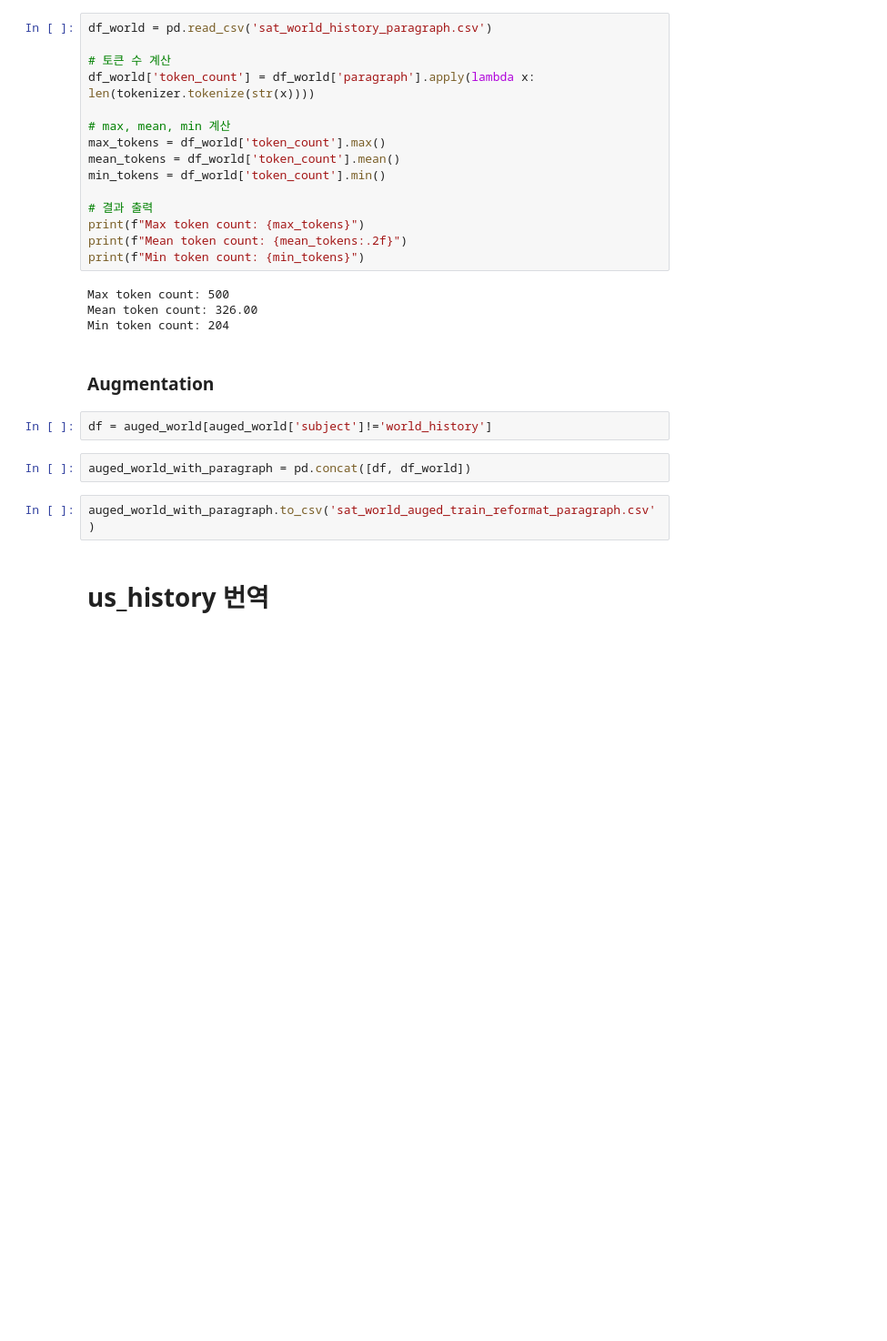
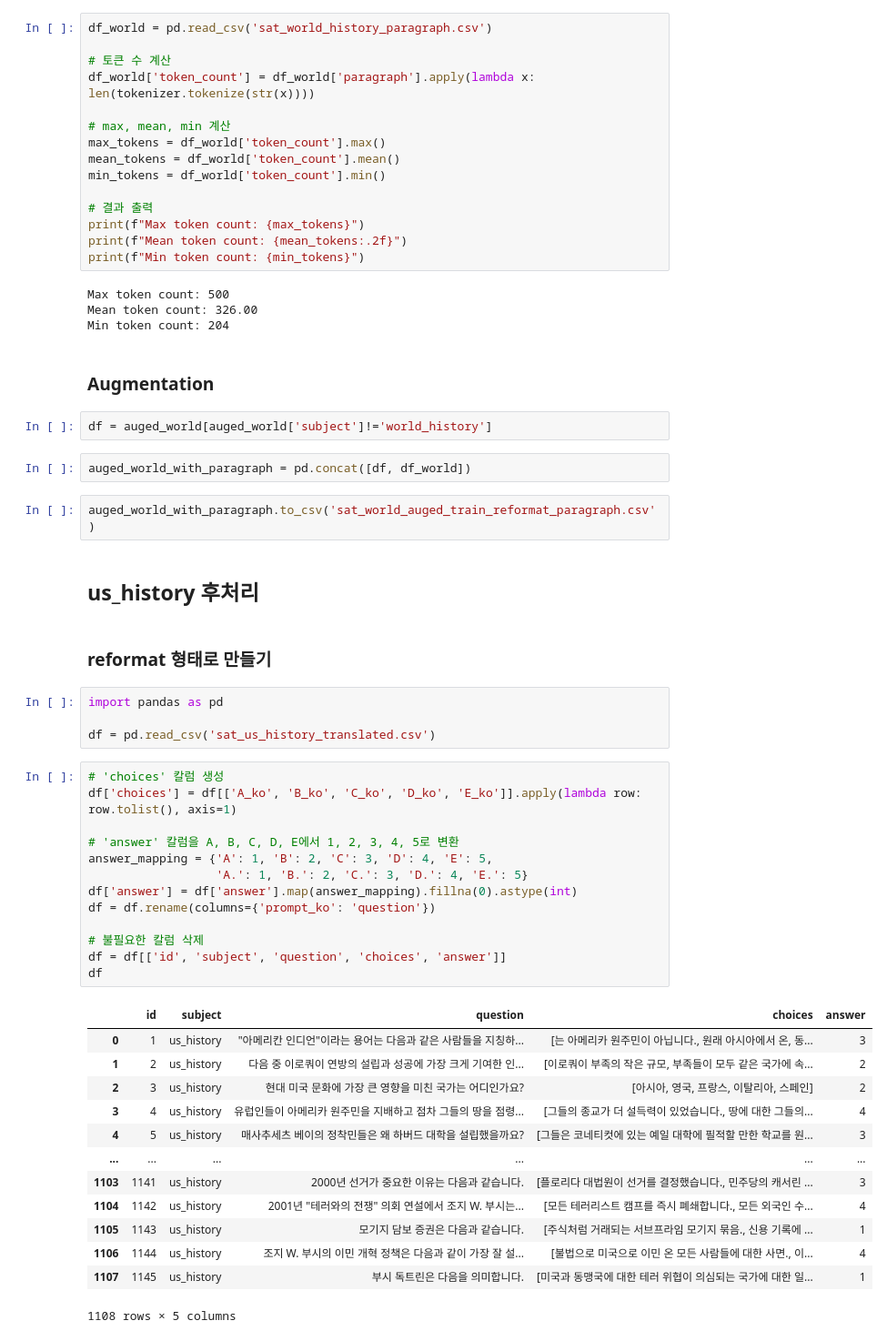
Before and after one commit to boostcampaitech7/level2-nlp-generationfornlp-nlp-03-lv3, a Jupyter notebook: data_aug/sat_history/SAT_DeepL.ipynb, the cells around one changed output. Shown: that part at 91% size. Cells and saved outputs as stored; diff of their text form; blank space fills up the shorter version.

```diff
--- a/data_aug/sat_history/SAT_DeepL.ipynb
+++ b/data_aug/sat_history/SAT_DeepL.ipynb
@@ -248,4 +248,37 @@ auged_world_with_paragraph = pd.concat([df, df_world])
 # %%
 auged_world_with_paragraph.to_csv('sat_world_auged_train_reformat_paragraph.csv')
 # %% [markdown]
-# us_history 번역
+## us_history 후처리
+# %% [markdown]
+### reformat 형태로 만들기
+# %%
+import pandas as pd
+
+df = pd.read_csv('sat_us_history_translated.csv')
+# %%
+# 'choices' 칼럼 생성
+df['choices'] = df[['A_ko', 'B_ko', 'C_ko', 'D_ko', 'E_ko']].apply(lambda row: row.tolist(), axis=1)
+
+# 'answer' 칼럼을 A, B, C, D, E에서 1, 2, 3, 4, 5로 변환
+answer_mapping = {'A': 1, 'B': 2, 'C': 3, 'D': 4, 'E': 5,
+                  'A.': 1, 'B.': 2, 'C.': 3, 'D.': 4, 'E.': 5}
+df['answer'] = df['answer'].map(answer_mapping).fillna(0).astype(int)
+df = df.rename(columns={'prompt_ko': 'question'})
+
+# 불필요한 칼럼 삭제
+df = df[['id', 'subject', 'question', 'choices', 'answer']]
+df
+# %% [output]
+|  | id | subject | question | choices | answer |
+| 0 | 1 | us_history | "아메리칸 인디언"이라는 용어는 다음과 같은 사람들을 지칭하... | [는 아메리카 원주민이 아닙니다., 원래 아시아에서 온, 동... | 3 |
+| 1 | 2 | us_history | 다음 중 이로쿼이 연방의 설립과 성공에 가장 크게 기여한 인... | [이로쿼이 부족의 작은 규모, 부족들이 모두 같은 국가에 속... | 2 |
+| 2 | 3 | us_history | 현대 미국 문화에 가장 큰 영향을 미친 국가는 어디인가요? | [아시아, 영국, 프랑스, 이탈리아, 스페인] | 2 |
+| 3 | 4 | us_history | 유럽인들이 아메리카 원주민을 지배하고 점차 그들의 땅을 점령... | [그들의 종교가 더 설득력이 있었습니다., 땅에 대한 그들의... | 4 |
+| 4 | 5 | us_history | 매사추세츠 베이의 정착민들은 왜 하버드 대학을 설립했을까요? | [그들은 코네티컷에 있는 예일 대학에 필적할 만한 학교를 원... | 3 |
+| ... | ... | ... | ... | ... | ... |
+| 1103 | 1141 | us_history | 2000년 선거가 중요한 이유는 다음과 같습니다. | [플로리다 대법원이 선거를 결정했습니다., 민주당의 캐서린 ... | 3 |
+| 1104 | 1142 | us_history | 2001년 "테러와의 전쟁" 의회 연설에서 조지 W. 부시는... | [모든 테러리스트 캠프를 즉시 폐쇄합니다., 모든 외국인 수... | 4 |
+| 1105 | 1143 | us_history | 모기지 담보 증권은 다음과 같습니다. | [주식처럼 거래되는 서브프라임 모기지 묶음., 신용 기록에 ... | 1 |
+| 1106 | 1144 | us_history | 조지 W. 부시의 이민 개혁 정책은 다음과 같이 가장 잘 설... | [불법으로 미국으로 이민 온 모든 사람들에 대한 사면., 이... | 4 |
+| 1107 | 1145 | us_history | 부시 독트린은 다음을 의미합니다. | [미국과 동맹국에 대한 테러 위협이 의심되는 국가에 대한 일... | 1 |
+1108 rows × 5 columns
```
Also changed, not shown: parts of 6 cells of this notebook, 3 other files.
